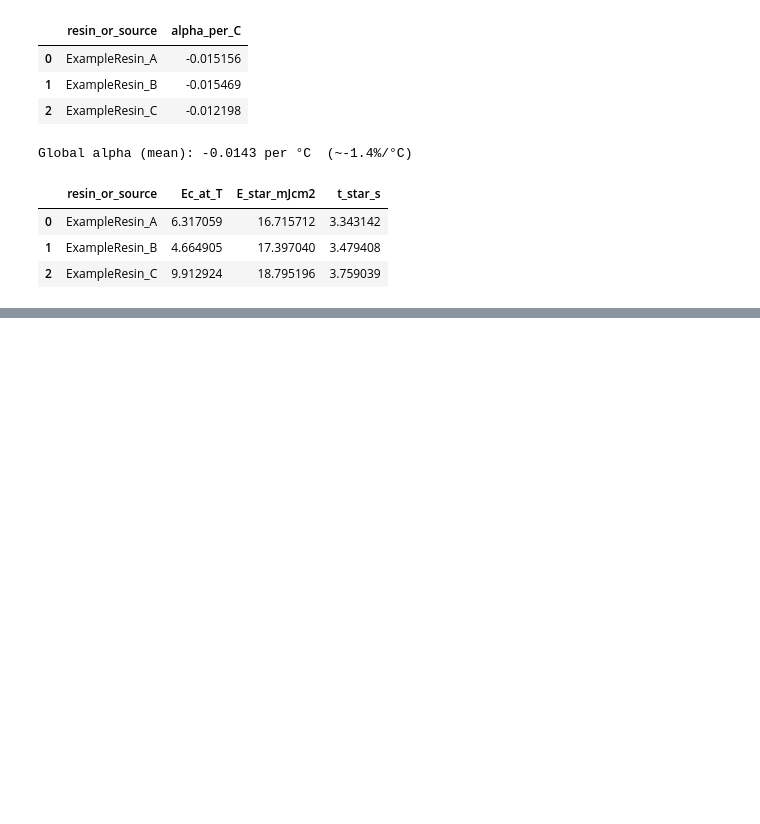
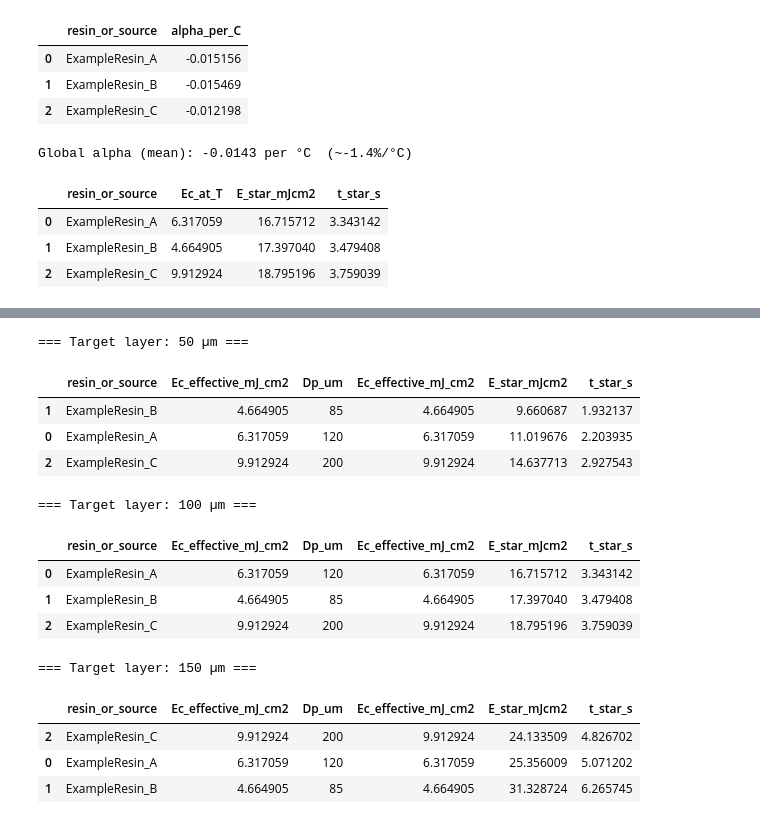
Before and after one commit to nyee88/tvam_resin_mini, a Jupyter notebook: notebooks/01_working_curve.ipynb, the cells around one changed output, grey strips where cells are left out. Drawn from its saved outputs; the diff is of its cells as text; code cells hidden in the pictures; blank space fills up the shorter version.

```diff
--- a/notebooks/01_working_curve.ipynb
+++ b/notebooks/01_working_curve.ipynb
@@ -152,0 +231,21 @@ Global alpha (mean): -0.0143 per °C  (~-1.4%/°C)
+# %%
+for L in [50, 100, 150]:
+    print(f"\n=== Target layer: {L} µm ===")
+    display(plan_exposures(df, L_um=L, I_mWcm2=5.0, safety=1.15,
+                           T_today=25.0, T_ref=23.0).head(5))
+# %% [output]
+=== Target layer: 50 µm ===
+|  | resin_or_source | Ec_effective_mJ_cm2 | Dp_um | Ec_effective_mJ_cm2 | E_star_mJcm2 | t_star_s |
+| 1 | ExampleResin_B | 4.664905 | 85 | 4.664905 | 9.660687 | 1.932137 |
+| 0 | ExampleResin_A | 6.317059 | 120 | 6.317059 | 11.019676 | 2.203935 |
+| 2 | ExampleResin_C | 9.912924 | 200 | 9.912924 | 14.637713 | 2.927543 |
+=== Target layer: 100 µm ===
+|  | resin_or_source | Ec_effective_mJ_cm2 | Dp_um | Ec_effective_mJ_cm2 | E_star_mJcm2 | t_star_s |
+| 0 | ExampleResin_A | 6.317059 | 120 | 6.317059 | 16.715712 | 3.343142 |
+| 1 | ExampleResin_B | 4.664905 | 85 | 4.664905 | 17.397040 | 3.479408 |
+| 2 | ExampleResin_C | 9.912924 | 200 | 9.912924 | 18.795196 | 3.759039 |
+=== Target layer: 150 µm ===
+|  | resin_or_source | Ec_effective_mJ_cm2 | Dp_um | Ec_effective_mJ_cm2 | E_star_mJcm2 | t_star_s |
+| 2 | ExampleResin_C | 9.912924 | 200 | 9.912924 | 24.133509 | 4.826702 |
+| 0 | ExampleResin_A | 6.317059 | 120 | 6.317059 | 25.356009 | 5.071202 |
+| 1 | ExampleResin_B | 4.664905 | 85 | 4.664905 | 31.328724 | 6.265745 |
```
Also changed, not shown: parts of 3 cells of this notebook.
